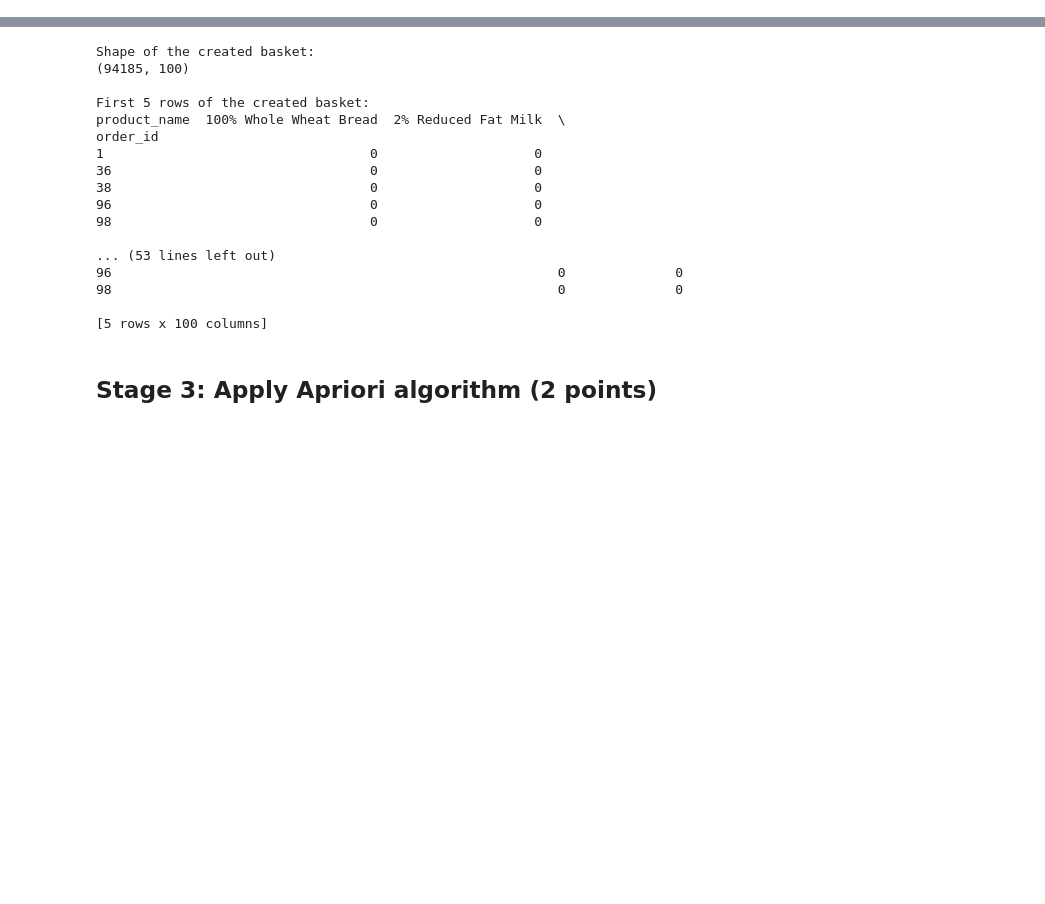
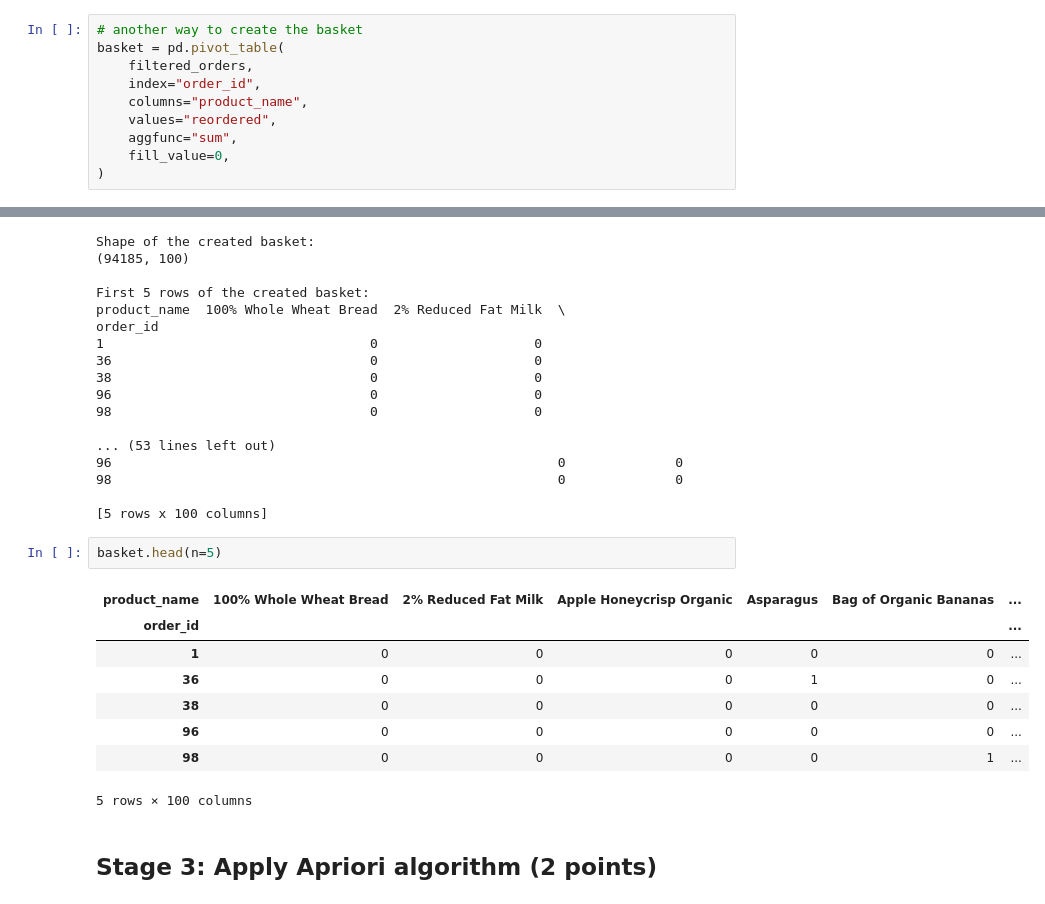
Before and after one commit to rajiv-ranjan/cds-mini-projects, a Jupyter notebook: m8/mp1/M8_NB_MiniProject_1_Market_Basket_Analysis.ipynb, the cells around one changed output, grey strips where cells are left out. Drawn from its saved outputs; the diff is of its cells as text; blank space fills up the shorter version.

```diff
--- a/m8/mp1/M8_NB_MiniProject_1_Market_Basket_Analysis.ipynb
+++ b/m8/mp1/M8_NB_MiniProject_1_Market_Basket_Analysis.ipynb
@@ -580,6 +581,16 @@ basket.head(n=5)
 | 96 | 0 | 0 | 0 | 0 | 0 | ... |
 | 98 | 0 | 0 | 0 | 0 | 1 | ... |
 5 rows × 100 columns
+# %%
+# another way to create the basket
+basket = pd.pivot_table(
+    filtered_orders,
+    index="order_id",
+    columns="product_name",
+    values="reordered",
+    aggfunc="sum",
+    fill_value=0,
+)
 # %%
 basket = basket.applymap(lambda x: 1 if x > 0 else 0)
 
@@ -605,6 +616,17 @@ order_id
 98                                                         0              0
 
 [5 rows x 100 columns]
+# %%
+basket.head(n=5)
+# %% [output]
+| product_name | 100% Whole Wheat Bread | 2% Reduced Fat Milk | Apple Honeycrisp Organic | Asparagus | Bag of Organic Bananas | ... |
+| order_id |  |  |  |  |  | ... |
+| 1 | 0 | 0 | 0 | 0 | 0 | ... |
+| 36 | 0 | 0 | 0 | 1 | 0 | ... |
+| 38 | 0 | 0 | 0 | 0 | 0 | ... |
+| 96 | 0 | 0 | 0 | 0 | 0 | ... |
+| 98 | 0 | 0 | 0 | 0 | 1 | ... |
+5 rows × 100 columns
 # %% [markdown]
 ## **Stage 3:** Apply Apriori algorithm (2 points)
 # %% [markdown]
```
Also changed, not shown: parts of 10 cells of this notebook.
